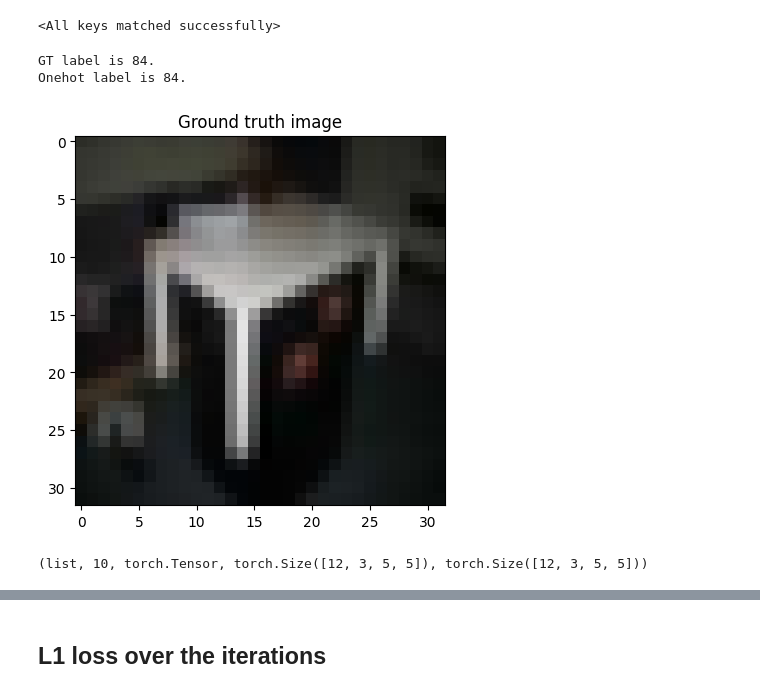
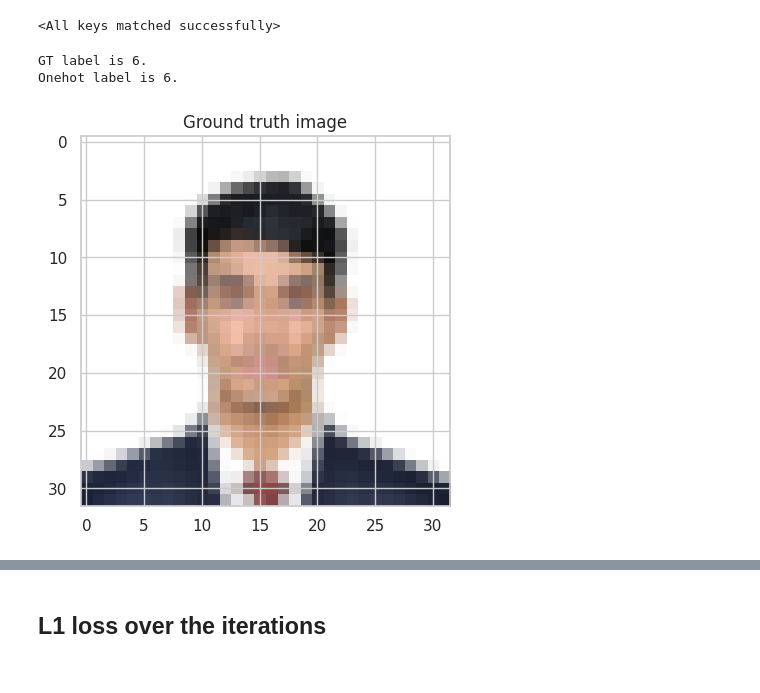
Before and after one commit to arvind6599/Opt_ML_Project, a Jupyter notebook: Deep_Leakage_from_Gradients.ipynb, the cells around one changed output, grey strips where cells are left out. Drawn from its saved outputs; the diff is of its cells as text; code cells hidden in the pictures.

```diff
--- a/Deep_Leakage_from_Gradients.ipynb
+++ b/Deep_Leakage_from_Gradients.ipynb
@@ -29,5 +63,5 @@ The autoreload extension is already loaded. To reload it, use:
 # %%
-dst = datasets.CIFAR100("~/.torch", download=True)
+dst = datasets.CIFAR10("~/.torch", download=True)
 tp = transforms.Compose([
     transforms.Resize(32),
     transforms.CenterCrop(32),
@@ -35,9 +69,8 @@ tp = transforms.Compose([
 ])
 tt = transforms.ToPILImage()
 
-device = "cpu"
-if torch.cuda.is_available():
-    device = "cuda"
+device = torch.device("cuda" if torch.cuda.is_available() else "cpu")
+
 print("Running on %s" % device)
 
 def label_to_onehot(target, num_classes=100):
@@ -98,44 +102,26 @@ net.load_state_dict(model)
 # %%
 ######### honest partipant #########
 img_index = 25
 gt_data = tp(dst[img_index][0]).to(device)
 
-# gt_data = tp(Image.open('me.jpg')).to(device)
+gt_data = tp(Image.open('images/me.jpg')).to(device)
 
 gt_data = gt_data.view(1, *gt_data.size())
 gt_label = torch.Tensor([dst[img_index][1]]).long().to(device)
 gt_label = gt_label.view(1, )
 gt_onehot_label = label_to_onehot(gt_label, num_classes=100)
 
 plt.imshow(tt(gt_data[0].cpu()))
 plt.title("Ground truth image")
 print("GT label is %d." % gt_label.item(), "\nOnehot label is %d." % torch.argmax(gt_onehot_label, dim=-1).item())
 
 # compute original gradient
 out = net(gt_data)
 y = criterion(out, gt_onehot_label)
 dy_dx_ = torch.autograd.grad(y, net.parameters())
 
 import torch.quantization as quant
-
-# Quantize the gradients
-quantized_dy_dx = []
-for grad in dy_dx_:
-    quantized_grad = add_sparsity(grad)
-    quantized_dy_dx.append(quantized_grad)
-
-dy_dx = list((_.detach().clone() for _ in quantized_dy_dx))
-
-# share the quantized gradients with other clients
-original_quantized_dy_dx = list((_.detach().clone() for _ in quantized_dy_dx))
-
-# share the gradients with other clients
-original_dy_dx = list((_.detach().clone() for _ in dy_dx))
 # %% [output]
-GT label is 84.
-Onehot label is 84.
+GT label is 6.
+Onehot label is 6.
-[figure, old version]
+[figure, new version]
-# %%
-type(dy_dx), len(dy_dx), type(dy_dx[0]), dy_dx[0].size(), original_dy_dx[0].size()
-# %% [output]
-(list, 10, torch.Tensor, torch.Size([12, 3, 5, 5]), torch.Size([12, 3, 5, 5]))
```
Also changed, not shown: parts of 13 cells of this notebook, 2 other files.
